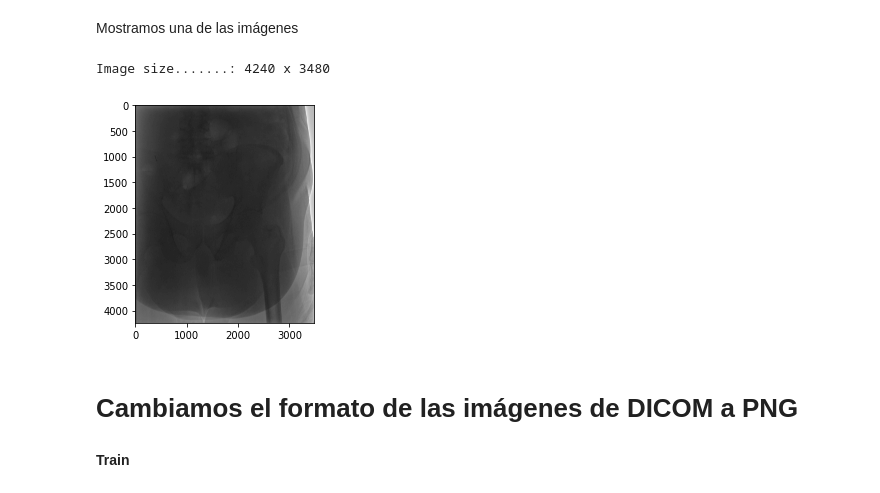
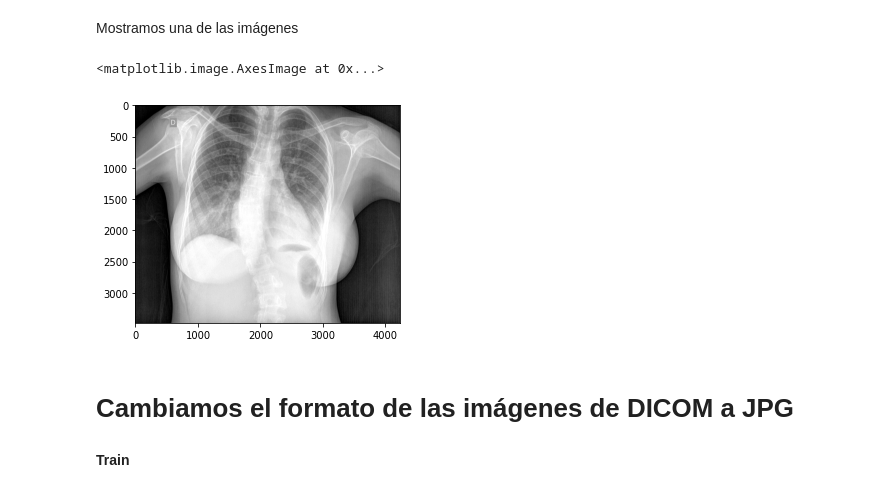
Before and after one commit to AlexPC23/DP-4, a Jupyter notebook: Notebook/DP4_Datos.ipynb, the cells around one changed output. Saved outputs shown, nothing was run; the diff lists cells and outputs as text; code cells hidden in the pictures.

```diff
--- a/Notebook/DP4.ipynb
+++ b/Notebook/DP4_Datos.ipynb
@@ -117,21 +116,31 @@ ls test
 1.2.826.0.1.3680043.8.498.99979421603039894766639159445609592178.dcm
 # %% [markdown]
 Mostramos una de las imágenes
-# %%
-import pydicom as dicom
-import matplotlib.pylab as plt
-
-# Especificamos la imagen que queremos visualizar
-image_path = '/content/train/1.2.826.0.1.3680043.8.498.10025629581362719970278200333618114258.dcm'
-ds = dicom.dcmread(image_path)
-
-print(f"Image size.......: {ds.Rows} x {ds.Columns}")
-plt.imshow(ds.pixel_array, cmap='gray')
-plt.show()
-# %% [output]
-Image size.......: 4240 x 3480
-[figure, removed]
+# %%
+from pathlib import Path
+import pydicom
+import numpy as np
+from matplotlib import pyplot as plt
+
+def load_image(sample_path):
+    ds = pydicom.dcmread(sample_path)
+    img = ds.pixel_array
+    p01 = np.percentile(img.ravel(), 1)
+    p99 = np.percentile(img.ravel(), 99)
+    img[img > p99] = p99
+    img[img < p01] = p01
+    if ds.data_element('PhotometricInterpretation').value == 'MONOCHROME1':
+        img = np.invert(img)
+    img = (img - img.min()) / (img.max() - img.min())
+    return img
+
+sample_path = Path('/content/test/1.2.826.0.1.3680043.8.498.86713234754450346697570307802905763492.dcm')
+img = load_image(sample_path)
+plt.imshow(img, cmap='gray')
+# %% [output]
+<matplotlib.image.AxesImage at 0x...>
+[figure, added]
 # %% [markdown]
-# Cambiamos el formato de las imágenes de DICOM a PNG
+# Cambiamos el formato de las imágenes de DICOM a JPG
 # %% [markdown]
 **Train**
```
Also changed, not shown: parts of 28 cells of this notebook, 1 other file.
